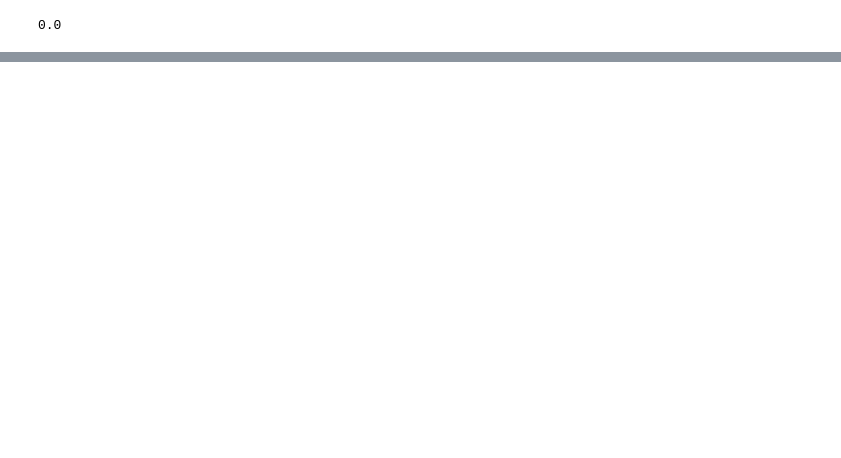
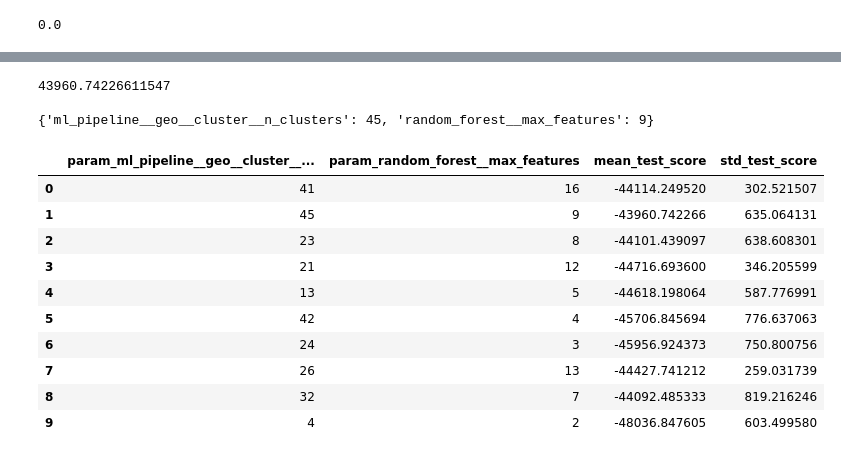
Before and after one commit to Dev-Flurssy/ml-projects, a Jupyter notebook: projects/Regression/Califonia Housing Prediction Model.ipynb, the cells around one changed output, grey strips where cells are left out. Cells and saved outputs as stored; diff of their text form; code cells hidden in the pictures; blank space fills up the shorter version.

```diff
--- a/projects/Regression/Califonia Housing Prediction Model.ipynb
+++ b/projects/Regression/Califonia Housing Prediction Model.ipynb
@@ -479,0 +686,27 @@ print(tree_rmse)
+# %%
+# Grid Search tries every combination of hyperparameters. This is fine when:
+# You have few hyperparameters Each hyperparameter has few values But it becomes impossible when:
+# You have many hyperparameters Each has many possible values Some hyperparameters are continuous
+
+# Randomized Pick random hyperparameter value, Train model, Evaluate, Repeat n_iter times
+# Randomized Search solves this by: Sampling random combinations Running for any number of iterations you choose
+# Exploring continuous ranges efficiently Avoiding wasted time on hyperparameters that don’t matter
+
+from sklearn.model_selection import RandomizedSearchCV
+from scipy.stats import randint
+
+param_distribs = {
+    'ml_pipeline__geo__cluster__n_clusters': randint(low=3, high=50),
+    'random_forest__max_features': randint(low=2, high=20)
+}
+
+rnd_search = RandomizedSearchCV(
+    forest_pipeline,                 # your pipeline with preprocessing + RF
+    param_distributions=param_distribs,
+    n_iter=10,
+    cv=3,
+    scoring='neg_root_mean_squared_error',
+    random_state=42
+)
+
+rnd_search.fit(housing, housing_labels)
@@ -479,0 +733,26 @@ print(tree_rmse)
+# %%
+print(-rnd_search.best_score_)
+print()
+print(rnd_search.best_params_)
+print()
+pd.DataFrame(rnd_search.cv_results_)[
+    ['param_ml_pipeline__geo__cluster__n_clusters',
+     'param_random_forest__max_features',
+     'mean_test_score',
+     'std_test_score']
+]
+# %% [output]
+43960.74226611547
+
+{'ml_pipeline__geo__cluster__n_clusters': 45, 'random_forest__max_features': 9}
+|  | param_ml_pipeline__geo__cluster__... | param_random_forest__max_features | mean_test_score | std_test_score |
+| 0 | 41 | 16 | -44114.249520 | 302.521507 |
+| 1 | 45 | 9 | -43960.742266 | 635.064131 |
+| 2 | 23 | 8 | -44101.439097 | 638.608301 |
+| 3 | 21 | 12 | -44716.693600 | 346.205599 |
+| 4 | 13 | 5 | -44618.198064 | 587.776991 |
+| 5 | 42 | 4 | -45706.845694 | 776.637063 |
+| 6 | 24 | 3 | -45956.924373 | 750.800756 |
+| 7 | 26 | 13 | -44427.741212 | 259.031739 |
+| 8 | 32 | 7 | -44092.485333 | 819.216246 |
+| 9 | 4 | 2 | -48036.847605 | 603.499580 |
```
Also changed, not shown: parts of 21 cells of this notebook, 1 other file.
